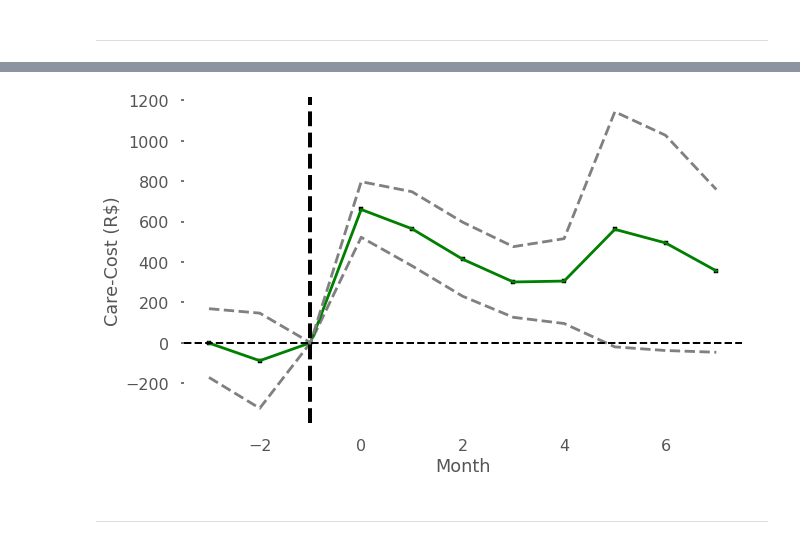
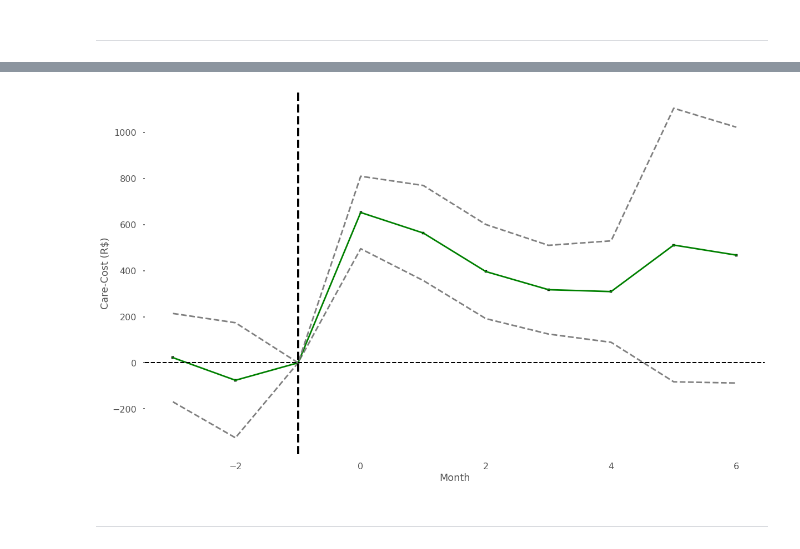
Before and after one commit to luizhsuperti/alice-coding, a Jupyter notebook: cc_cid_calculator/notebooks/main.ipynb, the cells around one changed output, grey strips where cells are left out. Drawn from its saved outputs; the diff is of its cells as text; code cells hidden in the pictures.

```diff
--- a/cc_cid_calculator/notebooks/main.ipynb
+++ b/cc_cid_calculator/notebooks/main.ipynb
@@ -268,0 +335,22 @@ results_df[results_df['lower_bound']<0]['cid'].nunique()
+# %%
+#adding significant column
+results_df['is_signicant'] = np.nan
+results_df['after_entry_analysis_is_valid'] = np.nan
+# %%
+results_df.loc[(results_df['analysis_type'] == 'after_entry') & (results_df['lower_bound'] > 0)  & (results_df['time'] >= 0), 'is_signicant'] = 1
+results_df.loc[(results_df['analysis_type'] == 'on_entry') & (results_df['lower_bound'] > 0)  & (results_df['time'] >= 1), 'is_signicant'] = 1
+
+results_df = results_df.merge(results_df.groupby(['cid','analysis_type'])['is_signicant'].max().rename('v1'), how = 'inner', left_on = ['cid','analysis_type'], right_index = True)
+del results_df['is_signicant']
+results_df.rename(columns = {'v1':'is_signicant'}, inplace = True)
+results_df['is_signicant'].fillna(0, inplace = True)
+
+
+####################################
+results_df.loc[(results_df['analysis_type'] == 'after_entry') & (results_df['time']< -1), 'after_entry_analysis_is_valid'] = 0
+results_df.loc[(results_df['analysis_type'] == 'after_entry') & (results_df['time']< -1)  & (results_df['lower_bound'] < 0) & (results_df['upper_bound'] > 0), 'after_entry_analysis_is_valid'] = 1
+results_df = results_df.merge(results_df.groupby(['cid','analysis_type'])['after_entry_analysis_is_valid'].mean().rename('v1'), how = 'inner', left_on = ['cid','analysis_type'], right_index = True)
+del results_df['after_entry_analysis_is_valid']
+results_df.rename(columns = {'v1':'after_entry_analysis_is_valid'}, inplace = True)
+results_df['after_entry_analysis_is_valid'] = np.where(results_df['after_entry_analysis_is_valid'] < 1, 0, results_df['after_entry_analysis_is_valid'] )
+results_df.loc[(results_df['analysis_type'] == 'after_entry')] ['after_entry_analysis_is_valid'].fillna(0, inplace = True)
@@ -274,7 +380,7 @@ import matplotlib.ticker as mtick
 import matplotlib.style as style
 import matplotlib.patches as mpatches
 # %%
-coef_df = results_df[results_df['cid']=='cid_H52']
+coef_df = results_df[(results_df['cid']=='H52') & (results_df['analysis_type']=='after_entry')]
 # %%
 coef_df
 # %% [output]
@@ -295,7 +400,7 @@ style.use('ggplot')
 
 style.use('seaborn-poster')
 
-fig, ax = plt.subplots(figsize=(10, 6))
+fig, ax = plt.subplots(figsize=(20, 12))
 coef_df.plot(x='time', y='lower_bound', kind='line', linestyle = '--',
              ax=ax, color='grey', label='95% CI LB', legend=False)
 
@@ -305,34 +410,34 @@ coef_df.plot(x='time', y='mean', kind='line', linestyle = '-',
 coef_df.plot(x='time', y='upper_bound', kind='line', linestyle = '--',
              ax=ax, color='grey', label='95% CI UB', legend=False)
 
 ax.set_ylabel('Care-Cost (R$)')
 ax.set_xlabel('Month')
 
 
 ax.scatter(x=coef_df['time'],
            marker='s', s=10,
            y=coef_df['mean'], color='black')
 
 ax.axhline(y=0, linestyle='--', color='black', linewidth=2)
 
 
 ax.axvline(x=-1, linestyle='--', color='black', linewidth=4)
 
 
 ax.xaxis.set_ticks_position('none')
 #_ = ax.set_xticklabels(['1', '2', '3', '4', '5', '6', '7', '8', '9'],
 #                       rotation=0, fontsize=16)
 
 ax.grid(False)
 ax.spines['top'].set_visible(False)
 ax.spines['right'].set_visible(False)
 ax.spines['bottom'].set_visible(False)
 ax.spines['left'].set_visible(False)
 ax.set_facecolor('white')
 
 plt.show()
 # %% [output]
-[figure, old version]
+[figure, new version]
 # %% [markdown]
 ***
 # %%
```
Also changed, not shown: parts of 7 cells of this notebook, 1 other file.
